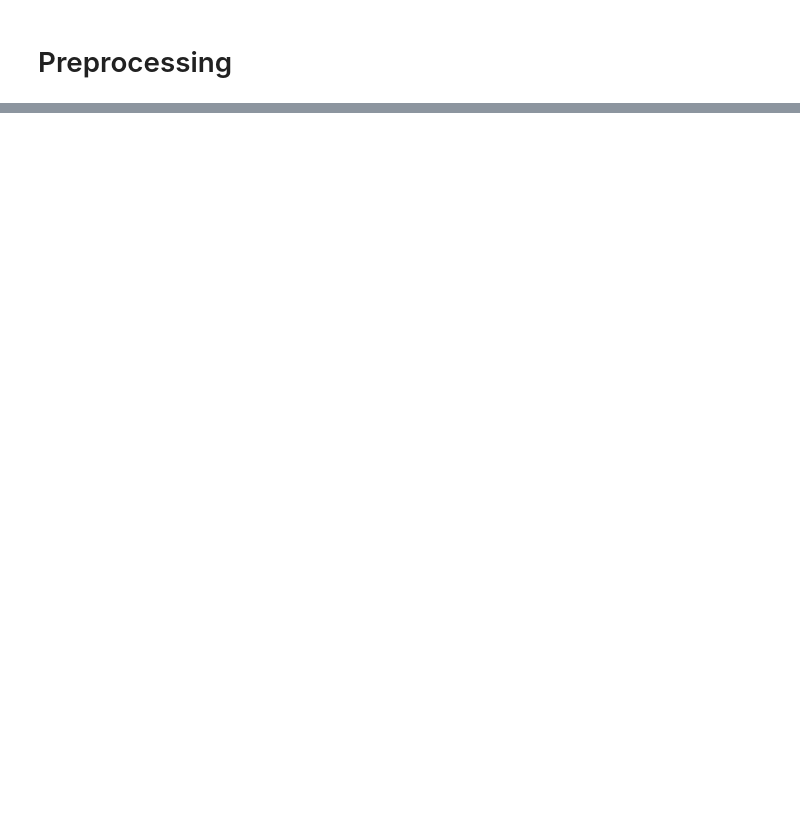
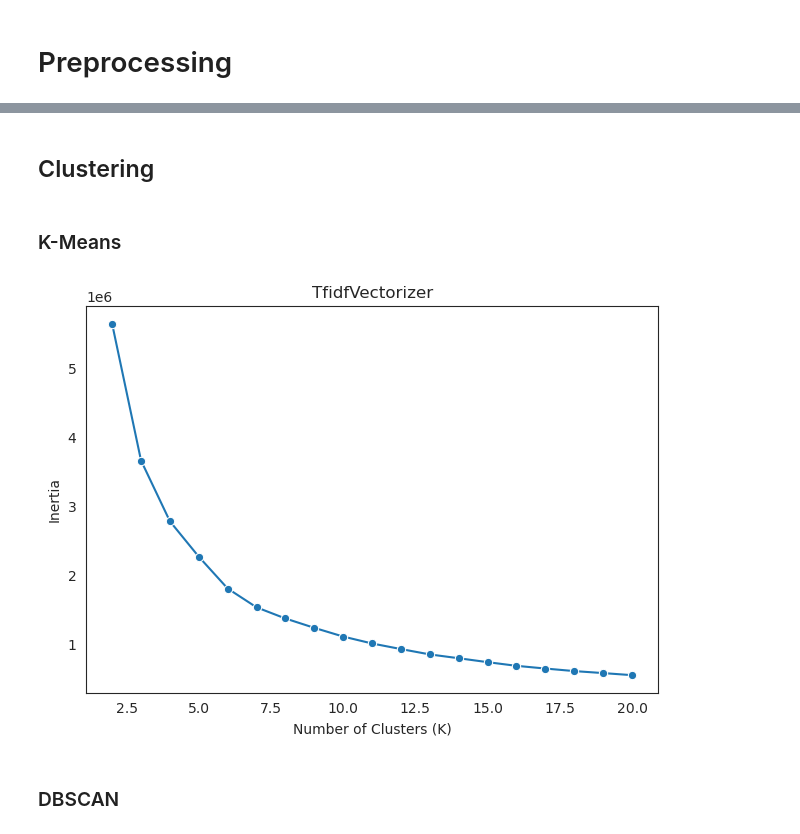
Before and after one commit to vicmcl/stackoverflow_tagging, a Jupyter notebook: notebook_exploration.ipynb, the cells around one changed output, grey strips where cells are left out. Saved outputs shown, nothing was run; the diff lists cells and outputs as text; code cells hidden in the pictures; blank space fills up the shorter version.

```diff
--- a/notebook_exploration.ipynb
+++ b/notebook_exploration.ipynb
@@ -95,0 +183,2 @@ df['length_dl'] = df['sentence_dl'].apply(lambda x : len(x.split()))
+# %% [markdown]
+## Clustering
@@ -95,0 +188,2 @@ df['length_dl'] = df['sentence_dl'].apply(lambda x : len(x.split()))
+# %% [markdown]
+### K-Means
@@ -95,0 +196,11 @@ df['length_dl'] = df['sentence_dl'].apply(lambda x : len(x.split()))
+# %%
+sns.lineplot(x=range(2, 21), y=ctf_inertia, marker='o')
+plt.title('TfidfVectorizer')
+plt.xlabel('Number of Clusters (K)')
+plt.ylabel('Inertia')
+
+plt.tight_layout()
+# %% [output]
+[figure, added]
+# %% [markdown]
+### DBSCAN
```
Also changed, not shown: parts of 27 cells of this notebook.
